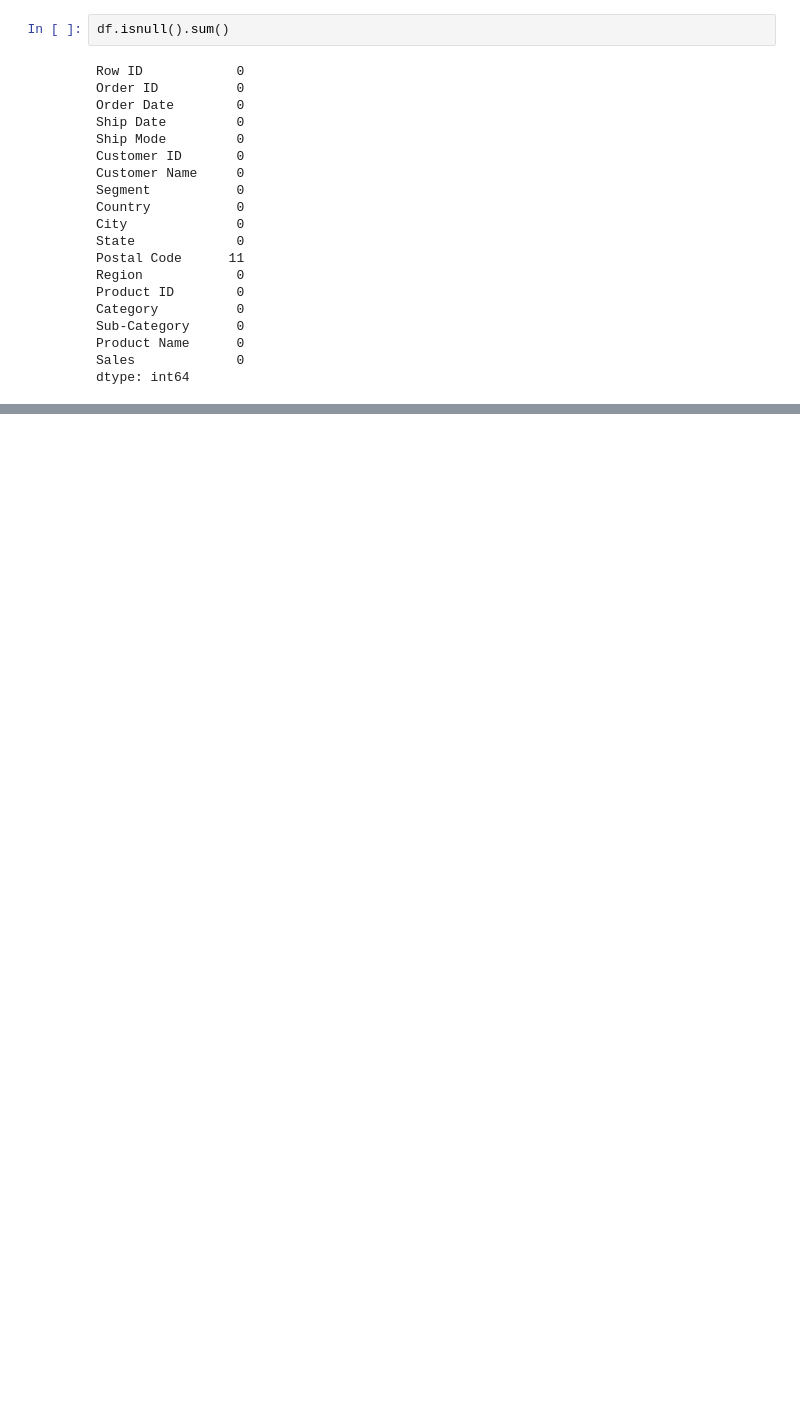
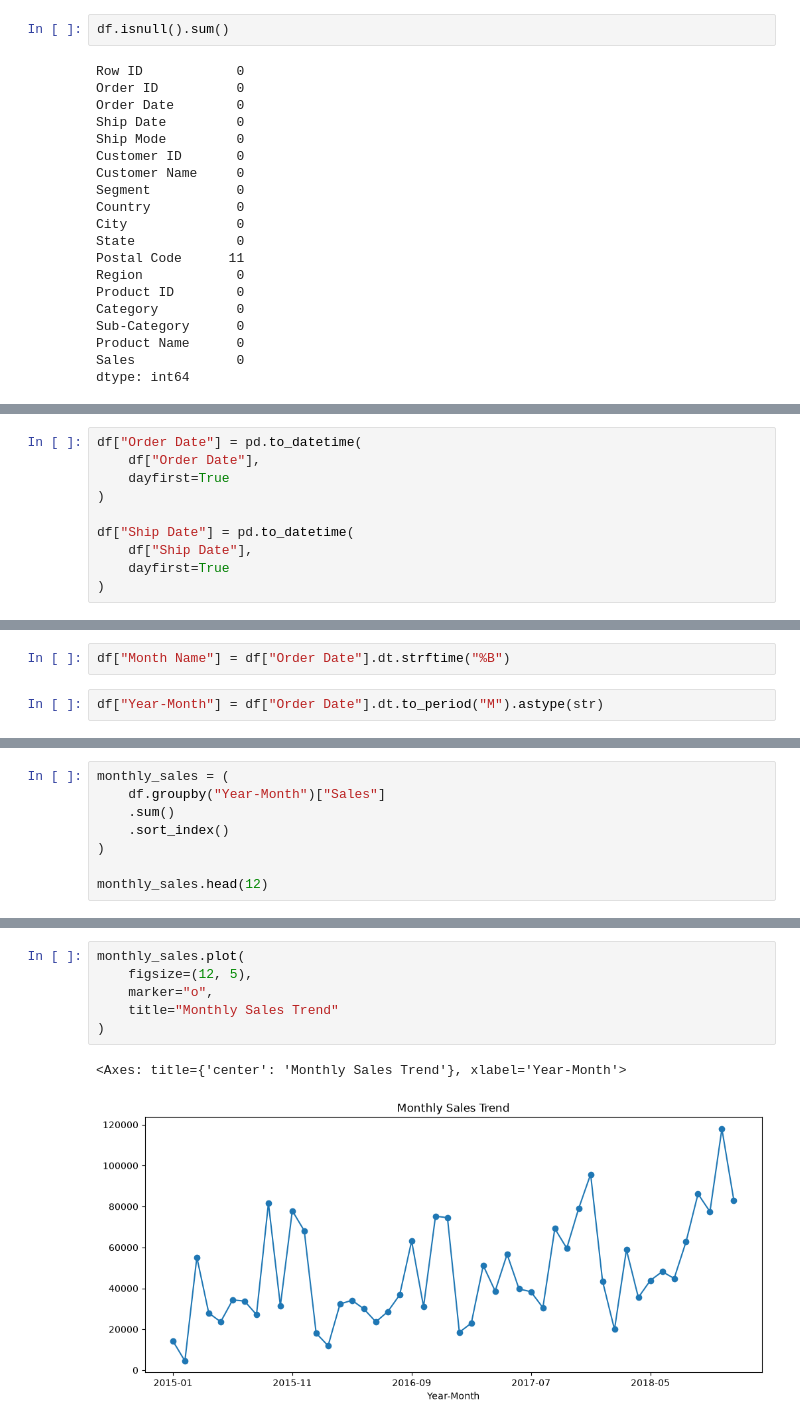
Before and after one commit to siva252005/ecommerce-sales-analysis, a Jupyter notebook: notebook/sales_analysis.ipynb, the cells around one changed output, grey strips where cells are left out. Saved outputs shown, nothing was run; the diff lists cells and outputs as text; blank space fills up the shorter version.

Commit message:
Again i have done Exploratory data analysis to understand the data trend and pattern

```diff
--- a/notebook/sales_analysis.ipynb
+++ b/notebook/sales_analysis.ipynb
@@ -347,0 +95,10 @@ Insight:
+# %%
+df["Order Date"] = pd.to_datetime(
+    df["Order Date"],
+    dayfirst=True
+)
+
+df["Ship Date"] = pd.to_datetime(
+    df["Ship Date"],
+    dayfirst=True
+)
@@ -347,0 +124,4 @@ Insight:
+# %%
+df["Month Name"] = df["Order Date"].dt.strftime("%B")
+# %%
+df["Year-Month"] = df["Order Date"].dt.to_period("M").astype(str)
@@ -347,0 +403,8 @@ Insight:
+# %%
+monthly_sales = (
+    df.groupby("Year-Month")["Sales"]
+    .sum()
+    .sort_index()
+)
+
+monthly_sales.head(12)
@@ -347,0 +426,9 @@ Insight:
+# %%
+monthly_sales.plot(
+    figsize=(12, 5),
+    marker="o",
+    title="Monthly Sales Trend"
+)
+# %% [output]
+<Axes: title={'center': 'Monthly Sales Trend'}, xlabel='Year-Month'>
+[figure, added]
```
Also changed, not shown: parts of 99 cells of this notebook.
